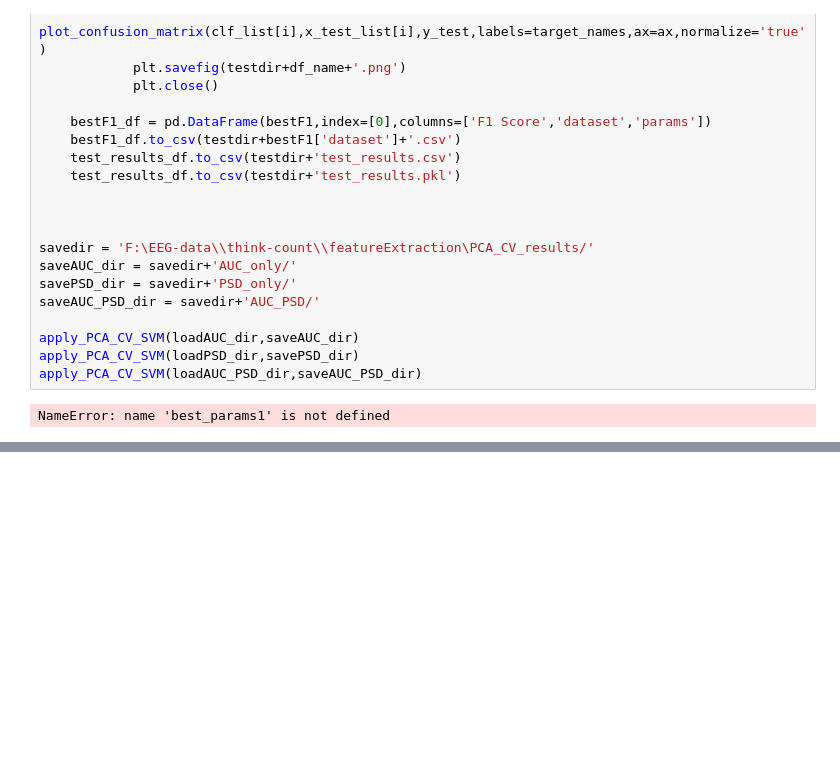
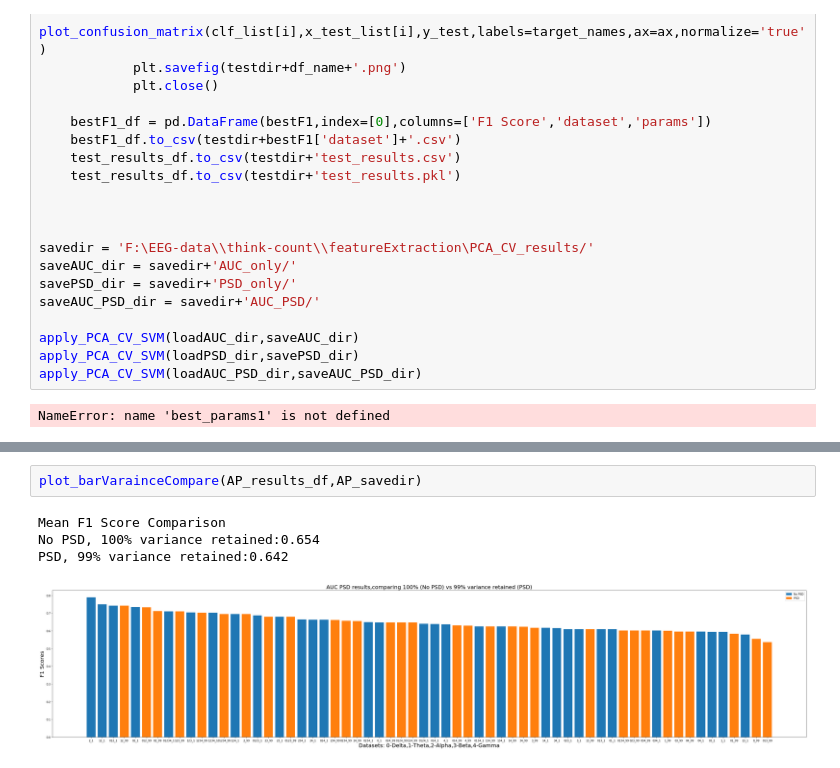
Before and after one commit to wu-di995/EEG_ML_Project, a Jupyter notebook: Python/EEG_think_count.ipynb, the cells around one changed output, grey strips where cells are left out. Cells and saved outputs as stored; diff of their text form; blank space fills up the shorter version.

```diff
--- a/Python/EEG_think_count.ipynb
+++ b/Python/EEG_think_count.ipynb
@@ -609,0 +762,7 @@ NameError: name 'best_params1' is not defined
+# %%
+plot_barVarainceCompare(AP_results_df,AP_savedir)
+# %% [output]
+Mean F1 Score Comparison
+No PSD, 100% variance retained:0.654
+PSD, 99% variance retained:0.642
+[figure, added]
```
Also changed, not shown: parts of 6 cells of this notebook, 3 other files.
